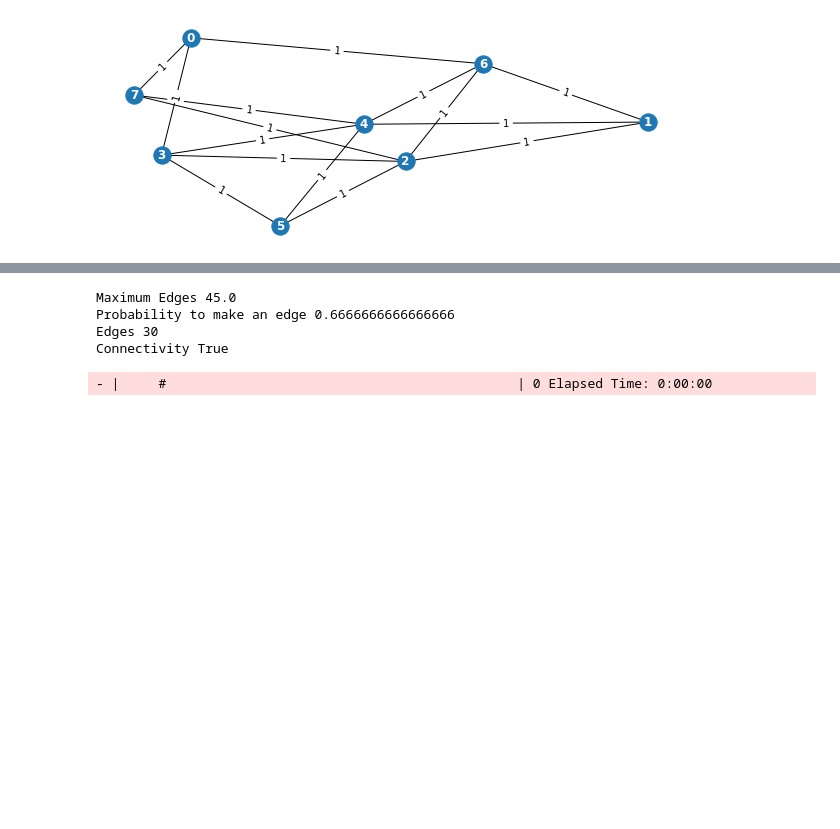
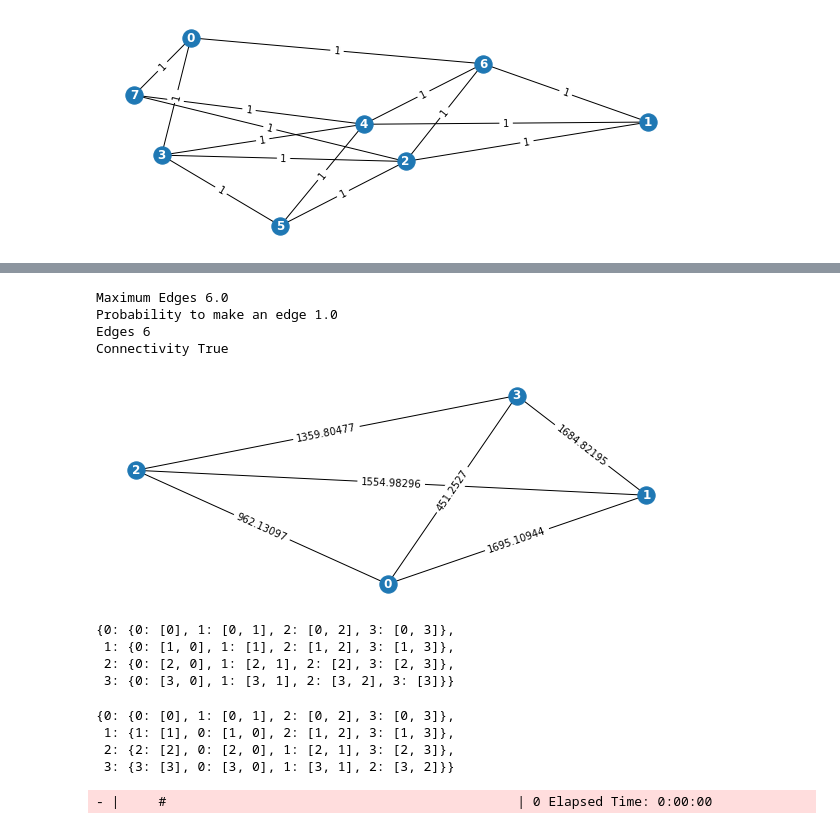
Before and after one commit to VirtualRoyalty/ShortestPathProblem, a Jupyter notebook: main.ipynb, the cells around one changed output, grey strips where cells are left out. Drawn from its saved outputs; the diff is of its cells as text; code cells hidden in the pictures; blank space fills up the shorter version.

```diff
--- a/main.ipynb
+++ b/main.ipynb
@@ -27,25 +37,37 @@ generator.draw_grapgh()
 # %%
 stress_tests = st.StressTest(verbose = False)
 
-generator = gg.GraphGenerator(max_nodes=10, max_edges=30)
+generator = gg.GraphGenerator(max_nodes=4, max_edges=6)
 G = generator.generate_pseudo_real_graph(w_range=(1,1), verbose = True)
+generator.draw_grapgh()
 
 johnson_algorithm = jsp.JohnsonSP(G)
 floyd_algorithm = fsp.FloydSP(G)
 
 pred, floyd_dist = floyd_algorithm.floyd_predecessor_and_distance()
 floyd_shortest_paths = floyd_algorithm.get_path_from_predcessor(pred)
 
-johnsons_shortest_paths = johnson_algorithm.get_path_by_astar(heuristic)
-
-# stress_tests.is_equal_path_length(G, floyd_dist, floyd_shortest_paths, johnsons_shortest_paths)
+johnsons_shortest_paths = johnson_algorithm.get_path_by_dijkstra()
 # %% [output]
-Maximum Edges 45.0
-Probability to make an edge 0.6666666666666666
-Edges 30
+Maximum Edges 6.0
+Probability to make an edge 1.0
+Edges 6
 Connectivity True
+[figure, added]
+# %%
+floyd_shortest_paths
+# %% [output]
+{0: {0: [0], 1: [0, 1], 2: [0, 2], 3: [0, 3]},
+ 1: {0: [1, 0], 1: [1], 2: [1, 2], 3: [1, 3]},
+ 2: {0: [2, 0], 1: [2, 1], 2: [2], 3: [2, 3]},
+ 3: {0: [3, 0], 1: [3, 1], 2: [3, 2], 3: [3]}}
 # %%
 johnsons_shortest_paths
+# %% [output]
+{0: {0: [0], 1: [0, 1], 2: [0, 2], 3: [0, 3]},
+ 1: {1: [1], 0: [1, 0], 2: [1, 2], 3: [1, 3]},
+ 2: {2: [2], 0: [2, 0], 1: [2, 1], 3: [2, 3]},
+ 3: {3: [3], 0: [3, 0], 1: [3, 1], 2: [3, 2]}}
 # %%
 st = reload(st)
 stress_tests = st.StressTest(verbose = False)
```
Also changed, not shown: parts of 4 cells of this notebook.
